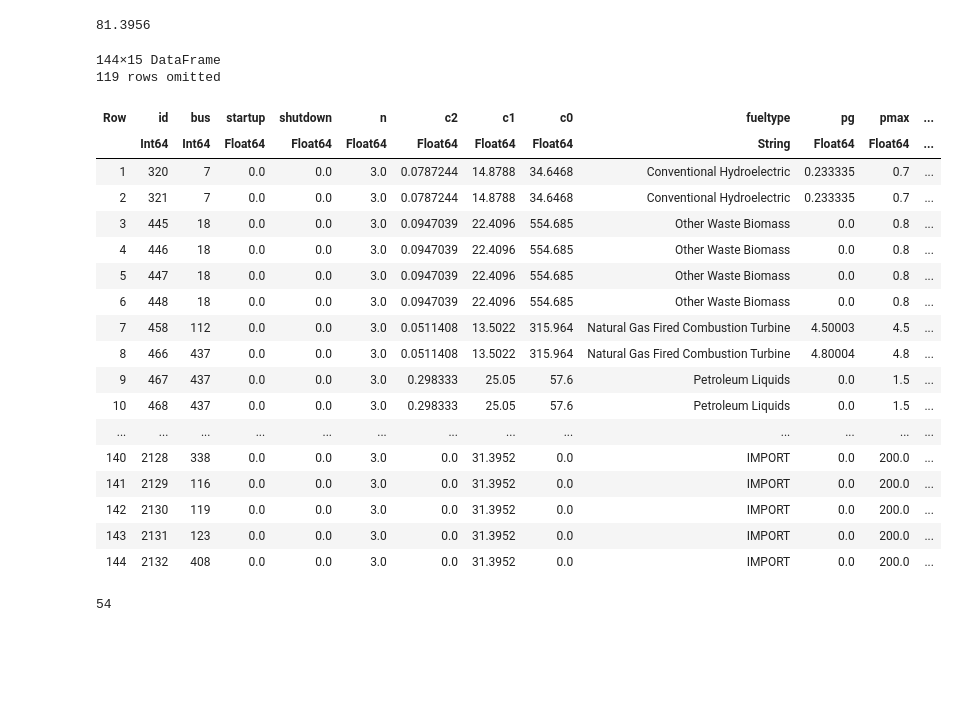
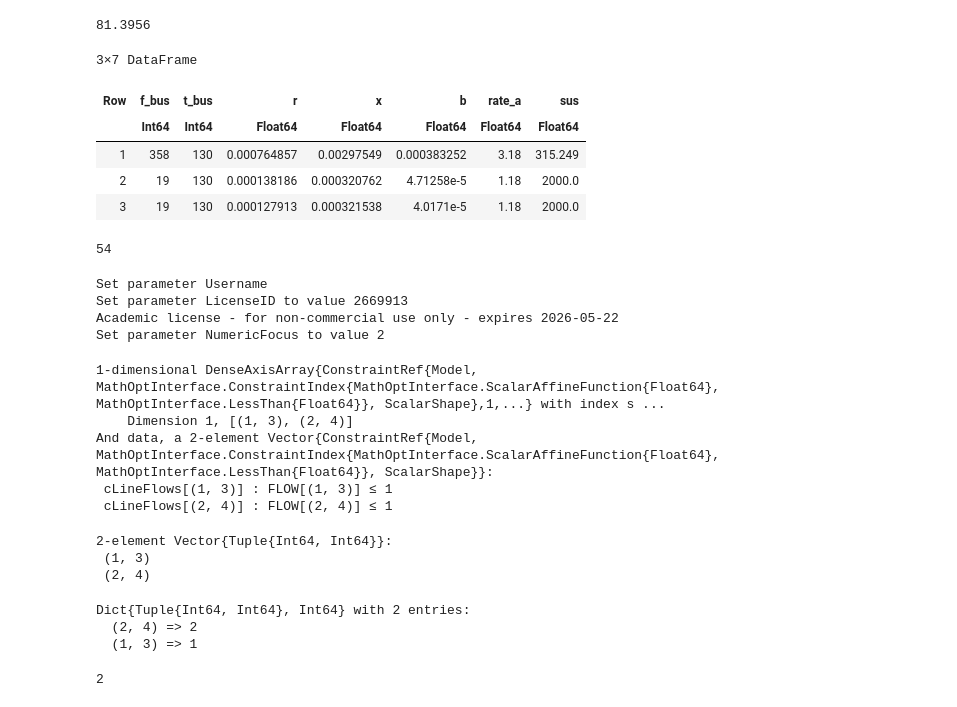
Before and after one commit to asedlak-ucsd/MAE243-Project, a Jupyter notebook: src/Initial-Model-Formulation.ipynb, the cells around one changed output. Cells and saved outputs as stored; diff of their text form; code cells hidden in the pictures; blank space fills up the shorter version.

Commit message:
feat: dc opf with tuple index, merged double lines

```diff
--- a/src/Initial-Model-Formulation.ipynb
+++ b/src/Initial-Model-Formulation.ipynb
@@ -15,15 +15,8 @@ lines = CSV.read(joinpath(PATH, "lines.csv"), DataFrame);
 buses = CSV.read(joinpath(PATH, "buses.csv"), DataFrame);
 loads = CSV.read(joinpath(PATH, "loads_24h_su.csv"), DataFrame);
 
-gens = gens[gens[:, :fueltype] .≠ "Synchronous Condenser", :]
-
 # Add load to bus dataset equal to first hour of load
 buses[:, :pd] = loads[:, 16];
 println("Consistent buses: ", all(buses[:, :bus] .== loads[:, :bus]))
-
-# Add line susceptance B = X / (R² + X²)
-lines[:, :sus] = lines.x ./ (lines.r .^2 + lines.x .^2);
-# Cap the line susceptance at 2000 p.u. (this will lead to errors otherwise)
-lines[:, :sus] = clamp.(lines[:, :sus], 0, 2000);
 # %% [output]
 Consistent buses: true
@@ -302,31 +244,53 @@ maximum(buses[:, :pd])
 # %% [output]
 81.3956
 # %%
-gens
+lines[lines[:, :t_bus] .== 130, :]
 # %% [output]
-144×15 DataFrame
-119 rows omitted
+3×7 DataFrame
-| Row | id | bus | startup | shutdown | n | c2 | c1 | c0 | fueltype | pg | pmax | ... |
-|  | Int64 | Int64 | Float64 | Float64 | Float64 | Float64 | Float64 | Float64 | String | Float64 | Float64 | ... |
-| 1 | 320 | 7 | 0.0 | 0.0 | 3.0 | 0.0787244 | 14.8788 | 34.6468 | Conventional Hydroelectric | 0.233335 | 0.7 | ... |
-| 2 | 321 | 7 | 0.0 | 0.0 | 3.0 | 0.0787244 | 14.8788 | 34.6468 | Conventional Hydroelectric | 0.233335 | 0.7 | ... |
-| 3 | 445 | 18 | 0.0 | 0.0 | 3.0 | 0.0947039 | 22.4096 | 554.685 | Other Waste Biomass | 0.0 | 0.8 | ... |
-| 4 | 446 | 18 | 0.0 | 0.0 | 3.0 | 0.0947039 | 22.4096 | 554.685 | Other Waste Biomass | 0.0 | 0.8 | ... |
-| 5 | 447 | 18 | 0.0 | 0.0 | 3.0 | 0.0947039 | 22.4096 | 554.685 | Other Waste Biomass | 0.0 | 0.8 | ... |
-| 6 | 448 | 18 | 0.0 | 0.0 | 3.0 | 0.0947039 | 22.4096 | 554.685 | Other Waste Biomass | 0.0 | 0.8 | ... |
-| 7 | 458 | 112 | 0.0 | 0.0 | 3.0 | 0.0511408 | 13.5022 | 315.964 | Natural Gas Fired Combustion Turbine | 4.50003 | 4.5 | ... |
-| 8 | 466 | 437 | 0.0 | 0.0 | 3.0 | 0.0511408 | 13.5022 | 315.964 | Natural Gas Fired Combustion Turbine | 4.80004 | 4.8 | ... |
-| 9 | 467 | 437 | 0.0 | 0.0 | 3.0 | 0.298333 | 25.05 | 57.6 | Petroleum Liquids | 0.0 | 1.5 | ... |
-| 10 | 468 | 437 | 0.0 | 0.0 | 3.0 | 0.298333 | 25.05 | 57.6 | Petroleum Liquids | 0.0 | 1.5 | ... |
-| ... | ... | ... | ... | ... | ... | ... | ... | ... | ... | ... | ... | ... |
-| 140 | 2128 | 338 | 0.0 | 0.0 | 3.0 | 0.0 | 31.3952 | 0.0 | IMPORT | 0.0 | 200.0 | ... |
-| 141 | 2129 | 116 | 0.0 | 0.0 | 3.0 | 0.0 | 31.3952 | 0.0 | IMPORT | 0.0 | 200.0 | ... |
-| 142 | 2130 | 119 | 0.0 | 0.0 | 3.0 | 0.0 | 31.3952 | 0.0 | IMPORT | 0.0 | 200.0 | ... |
-| 143 | 2131 | 123 | 0.0 | 0.0 | 3.0 | 0.0 | 31.3952 | 0.0 | IMPORT | 0.0 | 200.0 | ... |
-| 144 | 2132 | 408 | 0.0 | 0.0 | 3.0 | 0.0 | 31.3952 | 0.0 | IMPORT | 0.0 | 200.0 | ... |
+| Row | f_bus | t_bus | r | x | b | rate_a | sus |
+|  | Int64 | Int64 | Float64 | Float64 | Float64 | Float64 | Float64 |
+| 1 | 358 | 130 | 0.000764857 | 0.00297549 | 0.000383252 | 3.18 | 315.249 |
+| 2 | 19 | 130 | 0.000138186 | 0.000320762 | 4.71258e-5 | 1.18 | 2000.0 |
+| 3 | 19 | 130 | 0.000127913 | 0.000321538 | 4.0171e-5 | 1.18 | 2000.0 |
 # %%
 sum(lines[:, :x] .< 1e-4) # 0.001
 # %% [output]
 54
 # %%
-read
+# Model
+model = Model(() -> Gurobi.Optimizer())
+set_optimizer_attribute(DCOPF, "NumericFocus", 2)
+
+# Decision variables
+@variables(model, begin
+    FLOW[L]       # Flows between all pairs of nodes
+end)
+
+@constraint(model, cLineFlows[(i, j) ∈ L],
+            FLOW[(i, j)] <= 1)
+# %% [output]
+Set parameter Username
+Set parameter LicenseID to value 2669913
+Academic license - for non-commercial use only - expires 2026-05-22
+Set parameter NumericFocus to value 2
+1-dimensional DenseAxisArray{ConstraintRef{Model, MathOptInterface.ConstraintIndex{MathOptInterface.ScalarAffineFunction{Float64}, MathOptInterface.LessThan{Float64}}, ScalarShape},1,...} with index s ...
+    Dimension 1, [(1, 3), (2, 4)]
+And data, a 2-element Vector{ConstraintRef{Model, MathOptInterface.ConstraintIndex{MathOptInterface.ScalarAffineFunction{Float64}, MathOptInterface.LessThan{Float64}}, ScalarShape}}:
+ cLineFlows[(1, 3)] : FLOW[(1, 3)] ≤ 1
+ cLineFlows[(2, 4)] : FLOW[(2, 4)] ≤ 1
+# %%
+L = collect(zip([1, 2],[3, 4]))
+# %% [output]
+2-element Vector{Tuple{Int64, Int64}}:
+ (1, 3)
+ (2, 4)
+# %%
+d = Dict(zip(L, 1:length(L)))
+# %% [output]
+Dict{Tuple{Int64, Int64}, Int64} with 2 entries:
+  (2, 4) => 2
+  (1, 3) => 1
+# %%
+d[2,4]
+# %% [output]
+2
```
Also changed, not shown: parts of 7 cells of this notebook, 4 other files.
